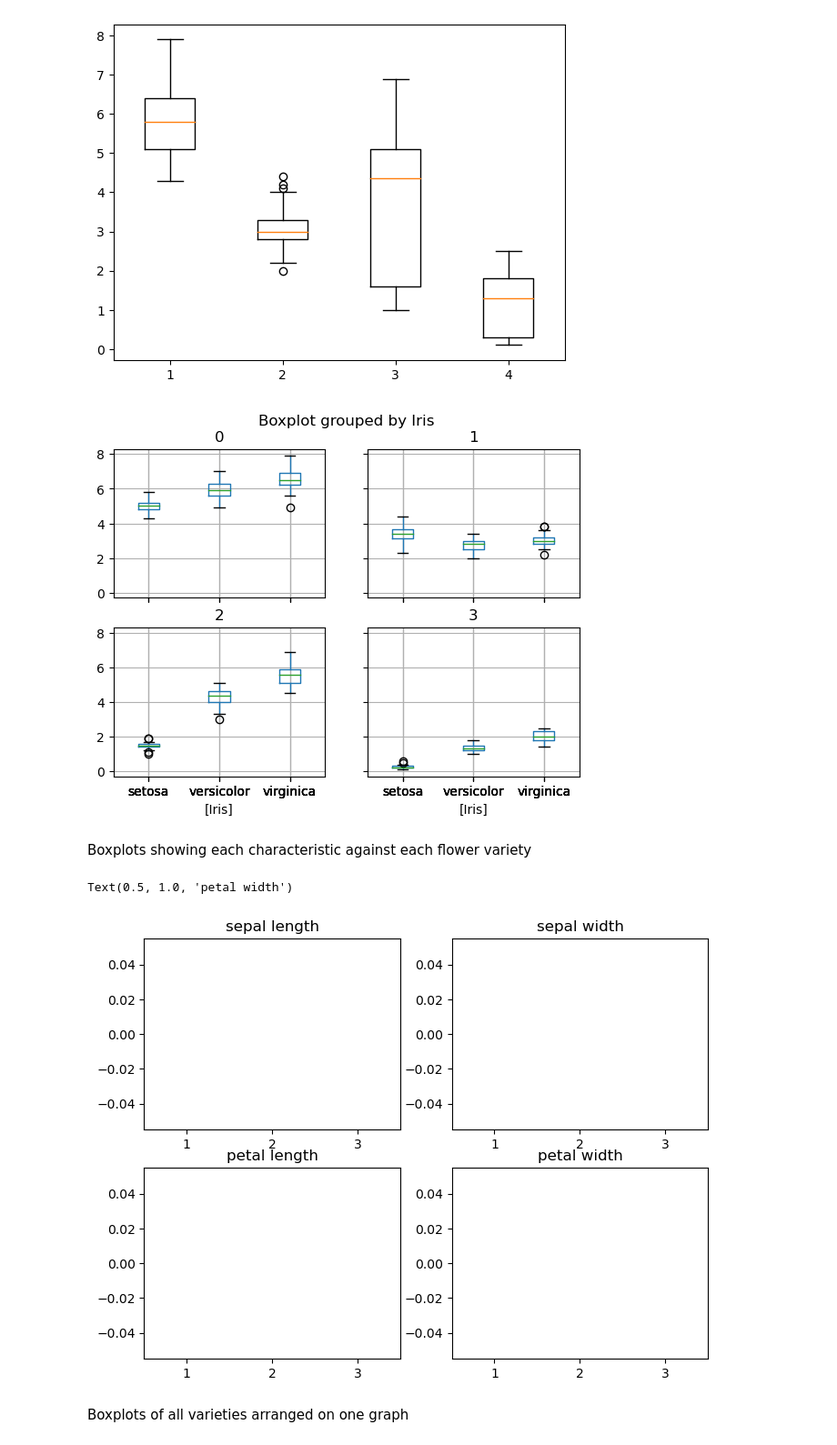
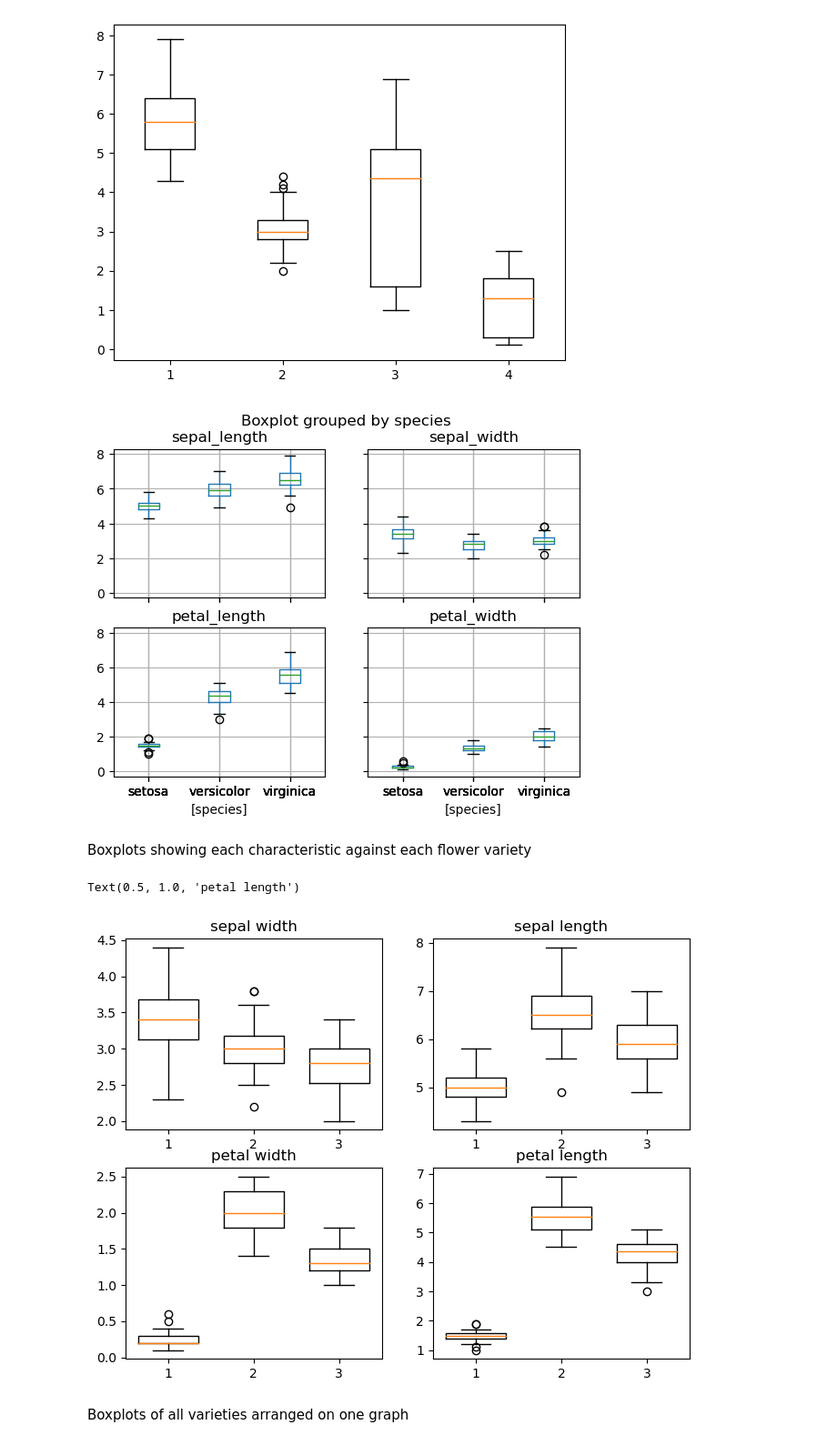
Before and after one commit to kevinsenan/4359-Fundamentals-of-Data-Analysis, a Jupyter notebook: Project.ipynb, the cells around one changed output. Shown at 91% size. Saved outputs shown, nothing was run; the diff lists cells and outputs as text; code cells hidden in the pictures.

```diff
--- a/Project.ipynb
+++ b/Project.ipynb
@@ -25,7 +40,7 @@ df = pd.read_csv("https://raw.githubusercontent.com/illinois-cse/data-fa14/gh-pa
 As the dataset had no column headers, I have to insert them into the dataset.
 I am using 0 to 3 for the numerical columns to make it easier for me later in the program.
 # %%
-df.set_axis([0, 1, 2, 3, "Iris"], axis=1,inplace=True)
+#df.set_axis([0, 1, 2, 3, "Iris"], axis=1,inplace=True)
 # %% [markdown]
 Saving the list of correct column names in a list called headers.
 # %%
@@ -97,30 +112,30 @@ plt.boxplot([df[0], df[1], df[2], df[3]])
  'means': []}
 [figure]
 # %%
-df.boxplot(column=[0, 1, 2, 3], by =['Iris'])
+df.boxplot(column=["sepal_length", "sepal_width", "petal_length", "petal_width"], by =['species'])
 plt.savefig("Boxplot")
 # %% [output]
-[figure, old version]
+[figure, new version]
 # %% [markdown]
 Boxplots showing each characteristic against each flower variety
 # %%
 fig, ax = plt.subplots(2, 2, figsize=(8, 6))
-Sepal_Length = [df[0][df.Iris == 'Iris-setosa'], df[0][df.Iris == 'Iris-virginica'], df[0][df.Iris == 'Iris-versicolor']]
-Sepal_Width = [df[1][df.Iris == 'Iris-setosa'], df[1][df.Iris == 'Iris-virginica'], df[1][df.Iris == 'Iris-versicolor']]
-Petal_Length = [df[2][df.Iris == 'Iris-setosa'], df[2][df.Iris == 'Iris-virginica'], df[2][df.Iris == 'Iris-versicolor']]
-Petal_Width = [df[3][df.Iris == 'Iris-setosa'], df[3][df.Iris == 'Iris-virginica'], df[3][df.Iris == 'Iris-versicolor']]
+Sepal_Width = [df["sepal_width"][df.species == 'setosa'], df["sepal_width"][df.species == 'virginica'], df["sepal_width"][df.species == 'versicolor']]
+Sepal_Length = [df["sepal_length"][df.species == 'setosa'], df["sepal_length"][df.species == 'virginica'], df["sepal_length"][df.species == 'versicolor']]
+Petal_Width = [df["petal_width"][df.species == 'setosa'], df["petal_width"][df.species == 'virginica'], df["petal_width"][df.species == 'versicolor']]
+Petal_Length = [df["petal_length"][df.species == 'setosa'], df["petal_length"][df.species == 'virginica'], df["petal_length"][df.species == 'versicolor']]
 
-ax[0, 0].boxplot(Sepal_Length, widths = 0.7)
-ax[0, 0].set_title(headers[0])
-ax[0, 1].boxplot(Sepal_Width, widths = 0.7)
-ax[0, 1].set_title(headers[1])
-ax[1, 0].boxplot(Petal_Length, widths = 0.7)
-ax[1, 0].set_title(headers[2])
-ax[1, 1].boxplot(Petal_Width, widths = 0.7)
-ax[1, 1].set_title(headers[3])
+ax[0, 0].boxplot(Sepal_Width, widths = 0.7)
+ax[0, 0].set_title("sepal width")
+ax[0, 1].boxplot(Sepal_Length, widths = 0.7)
+ax[0, 1].set_title("sepal length")
+ax[1, 0].boxplot(Petal_Width, widths = 0.7)
+ax[1, 0].set_title("petal width")
+ax[1, 1].boxplot(Petal_Length, widths = 0.7)
+ax[1, 1].set_title("petal length")
 # %% [output]
-Text(0.5, 1.0, 'petal width')
+Text(0.5, 1.0, 'petal length')
-[figure, old version]
+[figure, new version]
 # %% [markdown]
 Boxplots of all varieties arranged on one graph
 # %%
```
Also changed, not shown: parts of 9 cells of this notebook, 2 other files.
